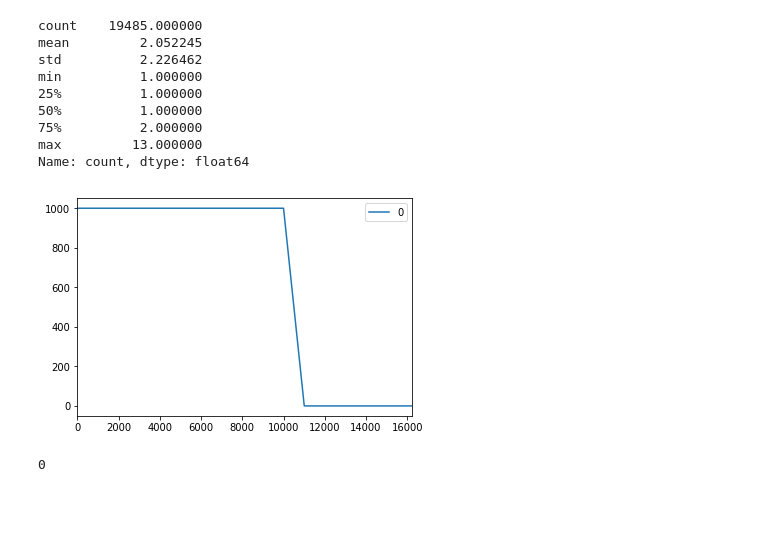
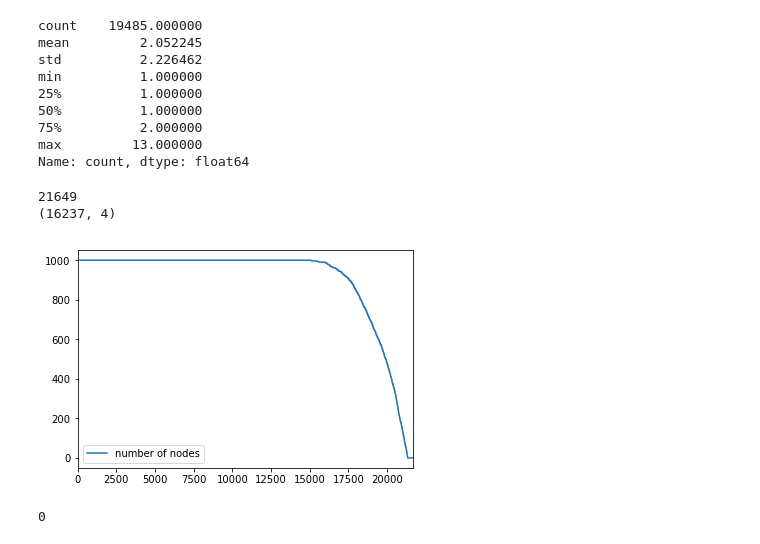
Before and after one commit to diemori/anti-crawler, a Jupyter notebook: 20_Experiments/Exmperiment_20180213.ipynb, the cells around one changed output. Cells and saved outputs as stored; diff of their text form; code cells hidden in the pictures; blank space fills up the shorter version.

Commit message:
[mod] experiment result 02/14

```diff
--- a/20_Experiments/Exmperiment_20180213.ipynb
+++ b/20_Experiments/Exmperiment_20180213.ipynb
@@ -106,11 +107,12 @@ def simulate(crawl_num, df, item_list, threshold):
 
         server_mem[atkip] += 1
 
-        if server_mem[atkip] >  max(threshold, 10):
+        if server_mem[atkip] >  threshold:
             attacker_ip.remove(atkip)
 
     df_result = pd.DataFrame.from_dict(result, orient='index')
-    df_result.plot()
+    ax = df_result.plot()
+    ax.legend(["number of nodes"])
     plt.show()
 
     return laip
@@ -123,19 +125,13 @@ def simulate_real(df_traffic, df_td3, threshold):
     server_mem = dict()
 
     td3_list = df_td3[df_td3['count'] <= threshold]['uri'].values
-
     n = 0
 
     for item in df_traffic.iterrows():
         uri = item[1].URI
         ip = item[1].IP
 
-
         result[n] = len(banned)
-
-        if n % 10000 == 0:
-            print(n, result[n])
-
         n += 1
 
         if ip in banned:
@@ -144,13 +140,14 @@ def simulate_real(df_traffic, df_td3, threshold):
         if uri not in td3_list:
             continue
 
-        if ip not in result:
+        if ip not in server_mem:
             server_mem[ip] = 1
         else:
             server_mem[ip] += 1
 
-        if server_mem[ip] > max(threshold, 10):
+        if server_mem[ip] > threshold:
             banned.append(ip)
+            print(banned)
 
     df_result = pd.DataFrame.from_dict(result, orient='index')
     df_result.plot()
@@ -158,9 +155,16 @@ def simulate_real(df_traffic, df_td3, threshold):
 
     return banned
 # %%
-item_list = td3['uri'].tolist()
-result = simulate(1000, td3, item_list, 4)
+# item_list = td3['uri'].tolist()
+df_count = a.get_item_count(a.df)
+item_list = df_count['uri'].tolist()
+random.shuffle(item_list)
+print(len(item_list))
+print(td3.shape)
+result = simulate(1000, td3, item_list, 15)
 print(result)
 # %% [output]
+21649
+(16237, 4)
-[figure, old version]
+[figure, new version]
-0
+0
```
Also changed, not shown: parts of 10 cells of this notebook, 1 other file.
